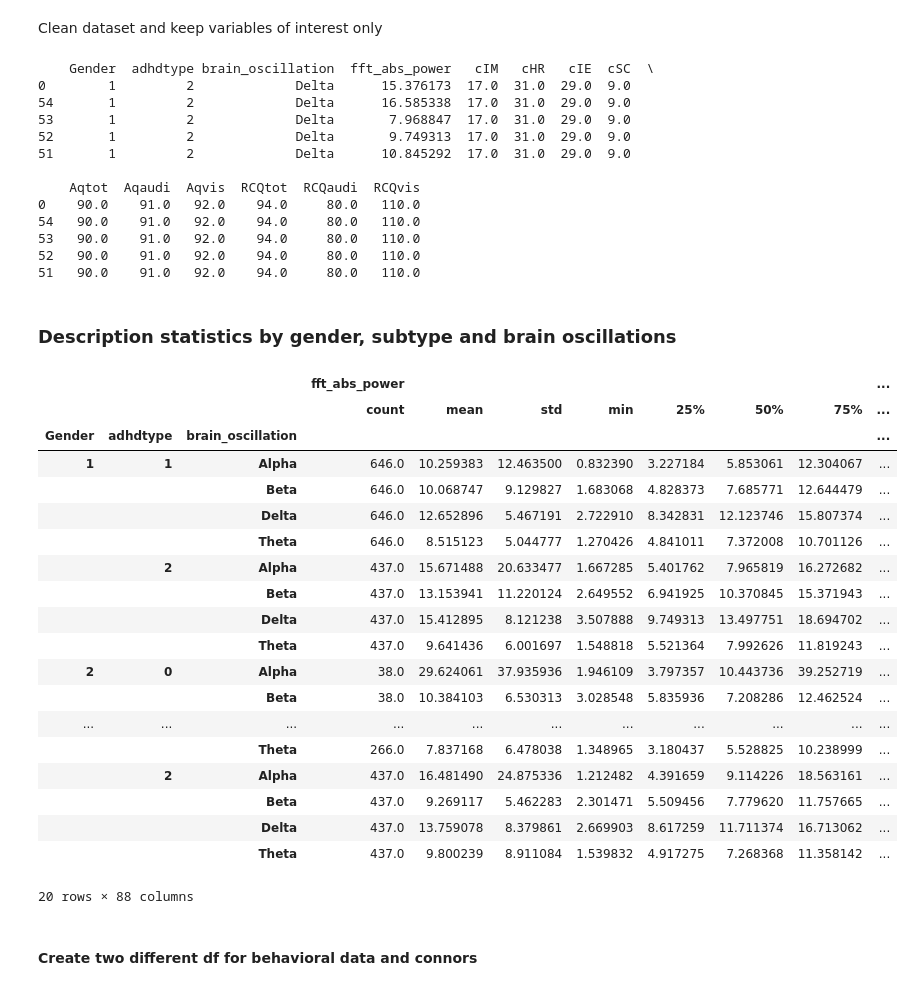
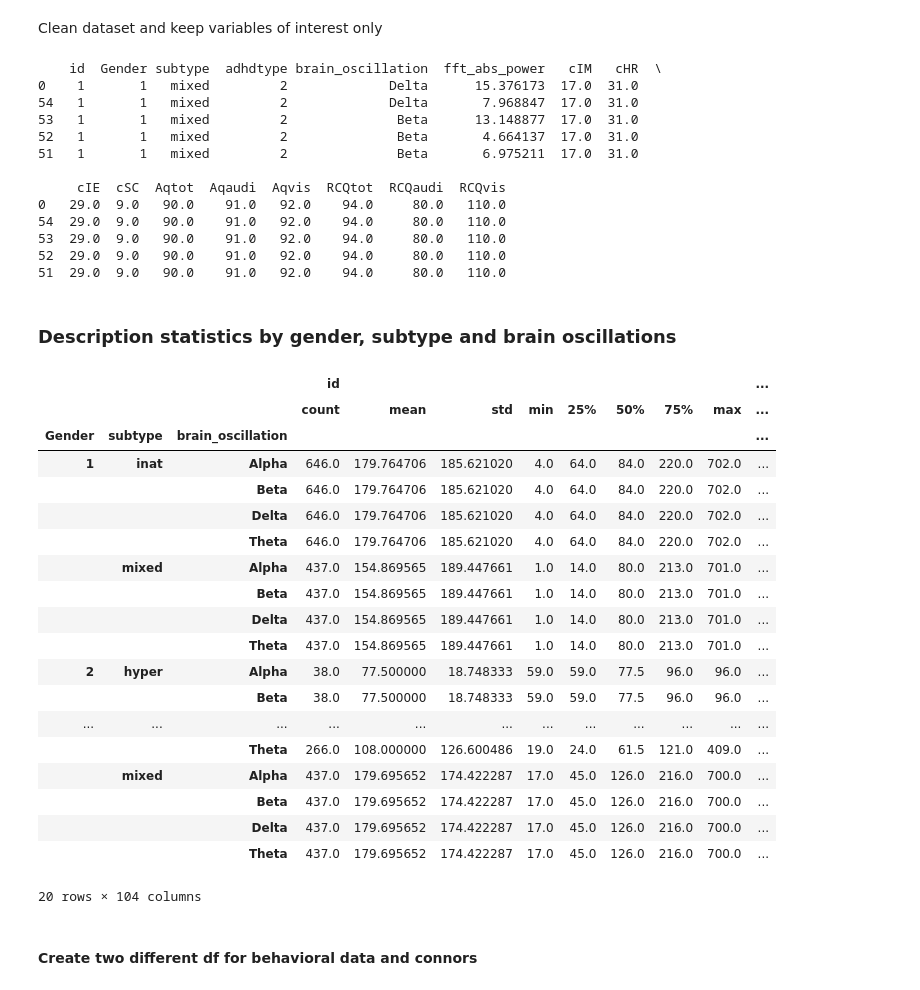
Before and after one commit to brainhack-school2020/ADHDsubtypes_project, a Jupyter notebook: pre_preprocess_analysis.ipynb, the cells around one changed output. Drawn from its saved outputs; the diff is of its cells as text; code cells hidden in the pictures.

```diff
--- a/pre_preprocess_analysis.ipynb
+++ b/pre_preprocess_analysis.ipynb
@@ -275,47 +275,47 @@ df_full_eeg
 # %% [markdown]
 Clean dataset and keep variables of interest only
 # %%
-df_analysis = df_full[['Gender','adhdtype','brain_oscillation', 'fft_abs_power', 'cIM', 'cHR', 'cIE', 'cSC', 'Aqtot', 'Aqaudi', 'Aqvis', 'RCQtot', 'RCQaudi', 'RCQvis']]
+df_analysis = df_full[['id','Gender','subtype','adhdtype','brain_oscillation', 'fft_abs_power', 'cIM', 'cHR', 'cIE', 'cSC', 'Aqtot', 'Aqaudi', 'Aqvis', 'RCQtot', 'RCQaudi', 'RCQvis']]
 print(df_analysis.head())
 # %% [output]
-    Gender  adhdtype brain_oscillation  fft_abs_power   cIM   cHR   cIE  cSC  \
-0        1         2             Delta      15.376173  17.0  31.0  29.0  9.0
-54       1         2             Delta      16.585338  17.0  31.0  29.0  9.0
-53       1         2             Delta       7.968847  17.0  31.0  29.0  9.0
-52       1         2             Delta       9.749313  17.0  31.0  29.0  9.0
-51       1         2             Delta      10.845292  17.0  31.0  29.0  9.0
+    id  Gender subtype  adhdtype brain_oscillation  fft_abs_power   cIM   cHR  \
+0    1       1   mixed         2             Delta      15.376173  17.0  31.0
+54   1       1   mixed         2             Delta       7.968847  17.0  31.0
+53   1       1   mixed         2              Beta      13.148877  17.0  31.0
+52   1       1   mixed         2              Beta       4.664137  17.0  31.0
+51   1       1   mixed         2              Beta       6.975211  17.0  31.0
 
-    Aqtot  Aqaudi  Aqvis  RCQtot  RCQaudi  RCQvis
-0    90.0    91.0   92.0    94.0     80.0   110.0
-54   90.0    91.0   92.0    94.0     80.0   110.0
-53   90.0    91.0   92.0    94.0     80.0   110.0
-52   90.0    91.0   92.0    94.0     80.0   110.0
-51   90.0    91.0   92.0    94.0     80.0   110.0
+     cIE  cSC  Aqtot  Aqaudi  Aqvis  RCQtot  RCQaudi  RCQvis
+0   29.0  9.0   90.0    91.0   92.0    94.0     80.0   110.0
+54  29.0  9.0   90.0    91.0   92.0    94.0     80.0   110.0
+53  29.0  9.0   90.0    91.0   92.0    94.0     80.0   110.0
+52  29.0  9.0   90.0    91.0   92.0    94.0     80.0   110.0
+51  29.0  9.0   90.0    91.0   92.0    94.0     80.0   110.0
 # %% [markdown]
 ### Description statistics by gender, subtype and brain oscillations
 # %%
-df_analysis.groupby(['Gender','adhdtype', 'brain_oscillation']).describe()
+df_analysis.groupby(['Gender','subtype', 'brain_oscillation']).describe()
 # %% [output]
-|  |  |  | fft_abs_power |  |  |  |  |  |  | ... |
-|  |  |  | count | mean | std | min | 25% | 50% | 75% | ... |
-| Gender | adhdtype | brain_oscillation |  |  |  |  |  |  |  | ... |
-| 1 | 1 | Alpha | 646.0 | 10.259383 | 12.463500 | 0.832390 | 3.227184 | 5.853061 | 12.304067 | ... |
-|  |  | Beta | 646.0 | 10.068747 | 9.129827 | 1.683068 | 4.828373 | 7.685771 | 12.644479 | ... |
-|  |  | Delta | 646.0 | 12.652896 | 5.467191 | 2.722910 | 8.342831 | 12.123746 | 15.807374 | ... |
-|  |  | Theta | 646.0 | 8.515123 | 5.044777 | 1.270426 | 4.841011 | 7.372008 | 10.701126 | ... |
-|  | 2 | Alpha | 437.0 | 15.671488 | 20.633477 | 1.667285 | 5.401762 | 7.965819 | 16.272682 | ... |
-|  |  | Beta | 437.0 | 13.153941 | 11.220124 | 2.649552 | 6.941925 | 10.370845 | 15.371943 | ... |
-|  |  | Delta | 437.0 | 15.412895 | 8.121238 | 3.507888 | 9.749313 | 13.497751 | 18.694702 | ... |
-|  |  | Theta | 437.0 | 9.641436 | 6.001697 | 1.548818 | 5.521364 | 7.992626 | 11.819243 | ... |
-| 2 | 0 | Alpha | 38.0 | 29.624061 | 37.935936 | 1.946109 | 3.797357 | 10.443736 | 39.252719 | ... |
-|  |  | Beta | 38.0 | 10.384103 | 6.530313 | 3.028548 | 5.835936 | 7.208286 | 12.462524 | ... |
-| ... | ... | ... | ... | ... | ... | ... | ... | ... | ... | ... |
-|  |  | Theta | 266.0 | 7.837168 | 6.478038 | 1.348965 | 3.180437 | 5.528825 | 10.238999 | ... |
-|  | 2 | Alpha | 437.0 | 16.481490 | 24.875336 | 1.212482 | 4.391659 | 9.114226 | 18.563161 | ... |
-|  |  | Beta | 437.0 | 9.269117 | 5.462283 | 2.301471 | 5.509456 | 7.779620 | 11.757665 | ... |
-|  |  | Delta | 437.0 | 13.759078 | 8.379861 | 2.669903 | 8.617259 | 11.711374 | 16.713062 | ... |
-|  |  | Theta | 437.0 | 9.800239 | 8.911084 | 1.539832 | 4.917275 | 7.268368 | 11.358142 | ... |
+|  |  |  | id |  |  |  |  |  |  |  | ... |
+|  |  |  | count | mean | std | min | 25% | 50% | 75% | max | ... |
+| Gender | subtype | brain_oscillation |  |  |  |  |  |  |  |  | ... |
+| 1 | inat | Alpha | 646.0 | 179.764706 | 185.621020 | 4.0 | 64.0 | 84.0 | 220.0 | 702.0 | ... |
+|  |  | Beta | 646.0 | 179.764706 | 185.621020 | 4.0 | 64.0 | 84.0 | 220.0 | 702.0 | ... |
+|  |  | Delta | 646.0 | 179.764706 | 185.621020 | 4.0 | 64.0 | 84.0 | 220.0 | 702.0 | ... |
+|  |  | Theta | 646.0 | 179.764706 | 185.621020 | 4.0 | 64.0 | 84.0 | 220.0 | 702.0 | ... |
+|  | mixed | Alpha | 437.0 | 154.869565 | 189.447661 | 1.0 | 14.0 | 80.0 | 213.0 | 701.0 | ... |
+|  |  | Beta | 437.0 | 154.869565 | 189.447661 | 1.0 | 14.0 | 80.0 | 213.0 | 701.0 | ... |
+|  |  | Delta | 437.0 | 154.869565 | 189.447661 | 1.0 | 14.0 | 80.0 | 213.0 | 701.0 | ... |
+|  |  | Theta | 437.0 | 154.869565 | 189.447661 | 1.0 | 14.0 | 80.0 | 213.0 | 701.0 | ... |
+| 2 | hyper | Alpha | 38.0 | 77.500000 | 18.748333 | 59.0 | 59.0 | 77.5 | 96.0 | 96.0 | ... |
+|  |  | Beta | 38.0 | 77.500000 | 18.748333 | 59.0 | 59.0 | 77.5 | 96.0 | 96.0 | ... |
+| ... | ... | ... | ... | ... | ... | ... | ... | ... | ... | ... | ... |
+|  |  | Theta | 266.0 | 108.000000 | 126.600486 | 19.0 | 24.0 | 61.5 | 121.0 | 409.0 | ... |
+|  | mixed | Alpha | 437.0 | 179.695652 | 174.422287 | 17.0 | 45.0 | 126.0 | 216.0 | 700.0 | ... |
+|  |  | Beta | 437.0 | 179.695652 | 174.422287 | 17.0 | 45.0 | 126.0 | 216.0 | 700.0 | ... |
+|  |  | Delta | 437.0 | 179.695652 | 174.422287 | 17.0 | 45.0 | 126.0 | 216.0 | 700.0 | ... |
+|  |  | Theta | 437.0 | 179.695652 | 174.422287 | 17.0 | 45.0 | 126.0 | 216.0 | 700.0 | ... |
-20 rows × 88 columns
+20 rows × 104 columns
 # %% [markdown]
 #### Create two different df for behavioral data and connors
 # %%
```
Also changed, not shown: parts of 12 cells of this notebook.
